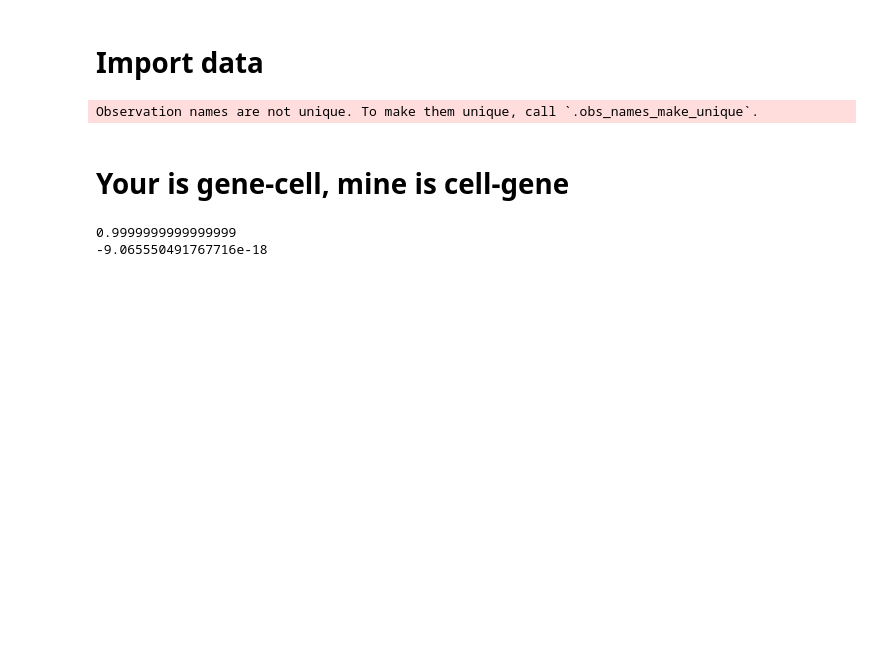
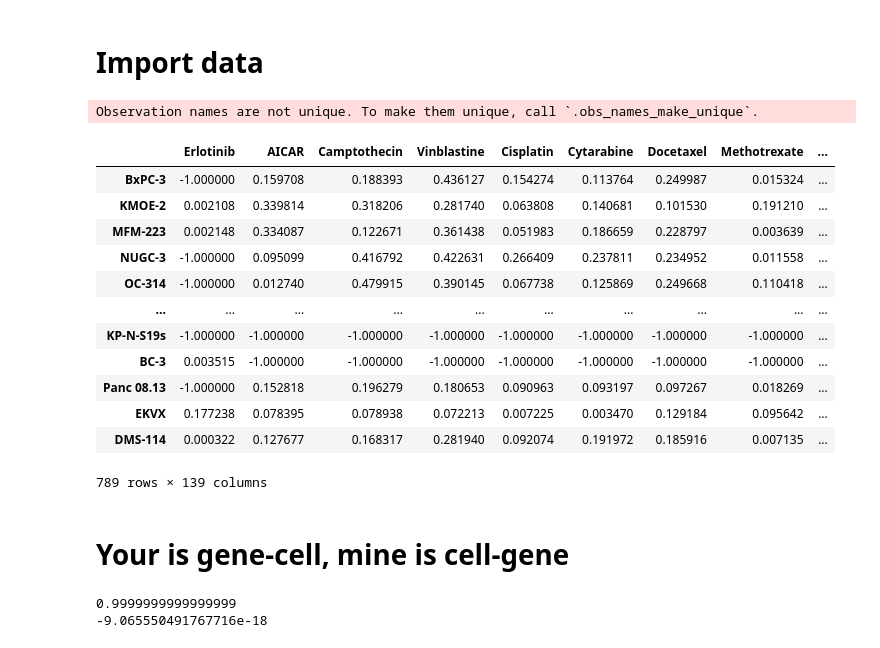
Before and after one commit to juychen/trainsource, a Jupyter notebook: GDSC-AE.ipynb, the cells around one changed output. Cells and saved outputs as stored; diff of their text form; code cells hidden in the pictures; blank space fills up the shorter version.

```diff
--- a/GDSC-AE.ipynb
+++ b/GDSC-AE.ipynb
@@ -55,6 +39,22 @@ label_r=label_r.fillna(na)
 hvg,adata = ut.highly_variable_genes(data_r)
 # %% [output]
 Observation names are not unique. To make them unique, call `.obs_names_make_unique`.
+# %%
+label_r
+# %% [output]
+|  | Erlotinib | AICAR | Camptothecin | Vinblastine | Cisplatin | Cytarabine | Docetaxel | Methotrexate | ... |
+| BxPC-3 | -1.000000 | 0.159708 | 0.188393 | 0.436127 | 0.154274 | 0.113764 | 0.249987 | 0.015324 | ... |
+| KMOE-2 | 0.002108 | 0.339814 | 0.318206 | 0.281740 | 0.063808 | 0.140681 | 0.101530 | 0.191210 | ... |
+| MFM-223 | 0.002148 | 0.334087 | 0.122671 | 0.361438 | 0.051983 | 0.186659 | 0.228797 | 0.003639 | ... |
+| NUGC-3 | -1.000000 | 0.095099 | 0.416792 | 0.422631 | 0.266409 | 0.237811 | 0.234952 | 0.011558 | ... |
+| OC-314 | -1.000000 | 0.012740 | 0.479915 | 0.390145 | 0.067738 | 0.125869 | 0.249668 | 0.110418 | ... |
+| ... | ... | ... | ... | ... | ... | ... | ... | ... | ... |
+| KP-N-S19s | -1.000000 | -1.000000 | -1.000000 | -1.000000 | -1.000000 | -1.000000 | -1.000000 | -1.000000 | ... |
+| BC-3 | 0.003515 | -1.000000 | -1.000000 | -1.000000 | -1.000000 | -1.000000 | -1.000000 | -1.000000 | ... |
+| Panc 08.13 | -1.000000 | 0.152818 | 0.196279 | 0.180653 | 0.090963 | 0.093197 | 0.097267 | 0.018269 | ... |
+| EKVX | 0.177238 | 0.078395 | 0.078938 | 0.072213 | 0.007225 | 0.003470 | 0.129184 | 0.095642 | ... |
+| DMS-114 | 0.000322 | 0.127677 | 0.168317 | 0.281940 | 0.092074 | 0.191972 | 0.185916 | 0.007135 | ... |
+789 rows × 139 columns
 # %%
 selected_idx = label_r.loc[:,select_drug]!=na
 # %%
```
Also changed, not shown: parts of 18 cells of this notebook, 2 other files.
